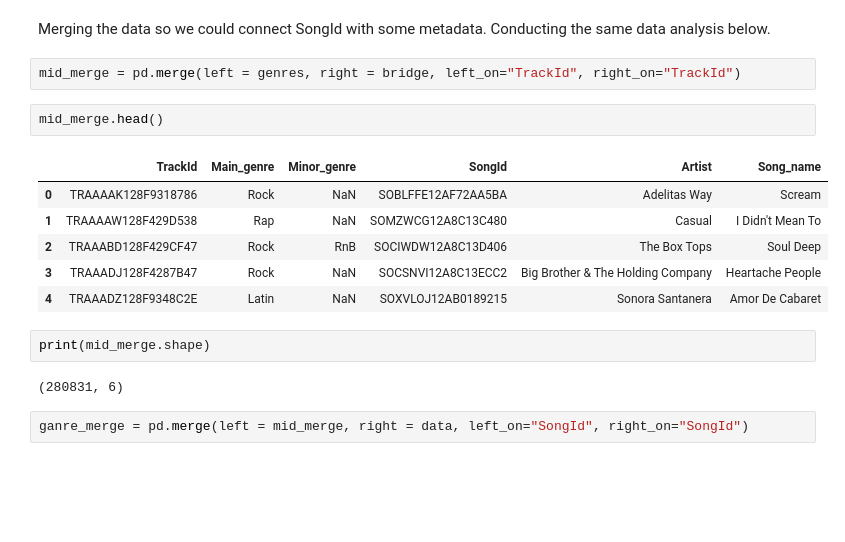
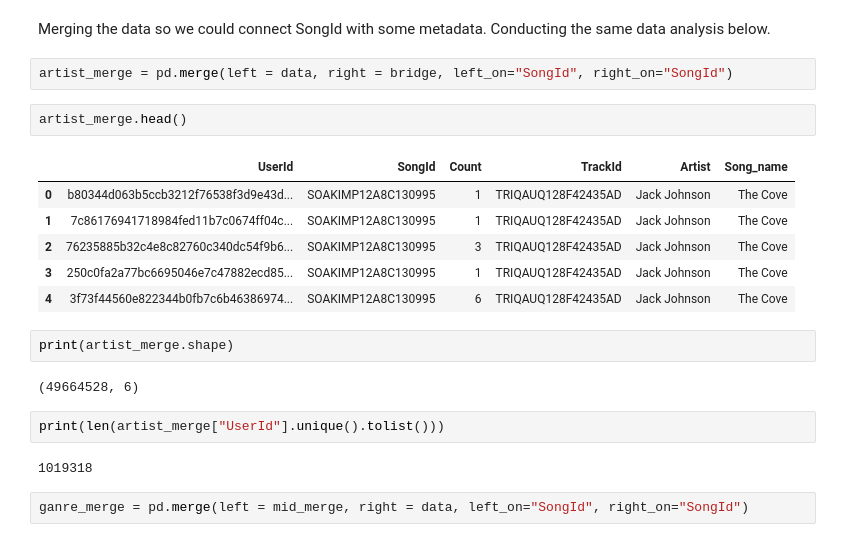
Before and after one commit to GStravinsky/Music-diversity-measures, a Jupyter notebook: Entropy_subsample.ipynb, the cells around one changed output. Saved outputs shown, nothing was run; the diff lists cells and outputs as text; blank space fills up the shorter version.

```diff
--- a/Entropy_subsample.ipynb
+++ b/Entropy_subsample.ipynb
@@ -91,20 +92,24 @@ genres.shape
 # %% [markdown]
 Merging the data so we could connect SongId with some metadata. Conducting the same data analysis below.
 # %%
-mid_merge = pd.merge(left = genres, right = bridge, left_on="TrackId", right_on="TrackId")
+artist_merge = pd.merge(left = data, right = bridge, left_on="SongId", right_on="SongId")
 # %%
-mid_merge.head()
+artist_merge.head()
 # %% [output]
-|  | TrackId | Main_genre | Minor_genre | SongId | Artist | Song_name |
-| 0 | TRAAAAK128F9318786 | Rock | NaN | SOBLFFE12AF72AA5BA | Adelitas Way | Scream |
-| 1 | TRAAAAW128F429D538 | Rap | NaN | SOMZWCG12A8C13C480 | Casual | I Didn't Mean To |
-| 2 | TRAAABD128F429CF47 | Rock | RnB | SOCIWDW12A8C13D406 | The Box Tops | Soul Deep |
-| 3 | TRAAADJ128F4287B47 | Rock | NaN | SOCSNVI12A8C13ECC2 | Big Brother & The Holding Company | Heartache People |
-| 4 | TRAAADZ128F9348C2E | Latin | NaN | SOXVLOJ12AB0189215 | Sonora Santanera | Amor De Cabaret |
+|  | UserId | SongId | Count | TrackId | Artist | Song_name |
+| 0 | b80344d063b5ccb3212f76538f3d9e43d... | SOAKIMP12A8C130995 | 1 | TRIQAUQ128F42435AD | Jack Johnson | The Cove |
+| 1 | 7c86176941718984fed11b7c0674ff04c... | SOAKIMP12A8C130995 | 1 | TRIQAUQ128F42435AD | Jack Johnson | The Cove |
+| 2 | 76235885b32c4e8c82760c340dc54f9b6... | SOAKIMP12A8C130995 | 3 | TRIQAUQ128F42435AD | Jack Johnson | The Cove |
+| 3 | 250c0fa2a77bc6695046e7c47882ecd85... | SOAKIMP12A8C130995 | 1 | TRIQAUQ128F42435AD | Jack Johnson | The Cove |
+| 4 | 3f73f44560e822344b0fb7c6b46386974... | SOAKIMP12A8C130995 | 6 | TRIQAUQ128F42435AD | Jack Johnson | The Cove |
 # %%
-print(mid_merge.shape)
+print(artist_merge.shape)
 # %% [output]
-(280831, 6)
+(49664528, 6)
+# %%
+print(len(artist_merge["UserId"].unique().tolist()))
+# %% [output]
+1019318
 # %%
 ganre_merge = pd.merge(left = mid_merge, right = data, left_on="SongId", right_on="SongId")
 # %%
```
Also changed, not shown: parts of 115 cells of this notebook.
